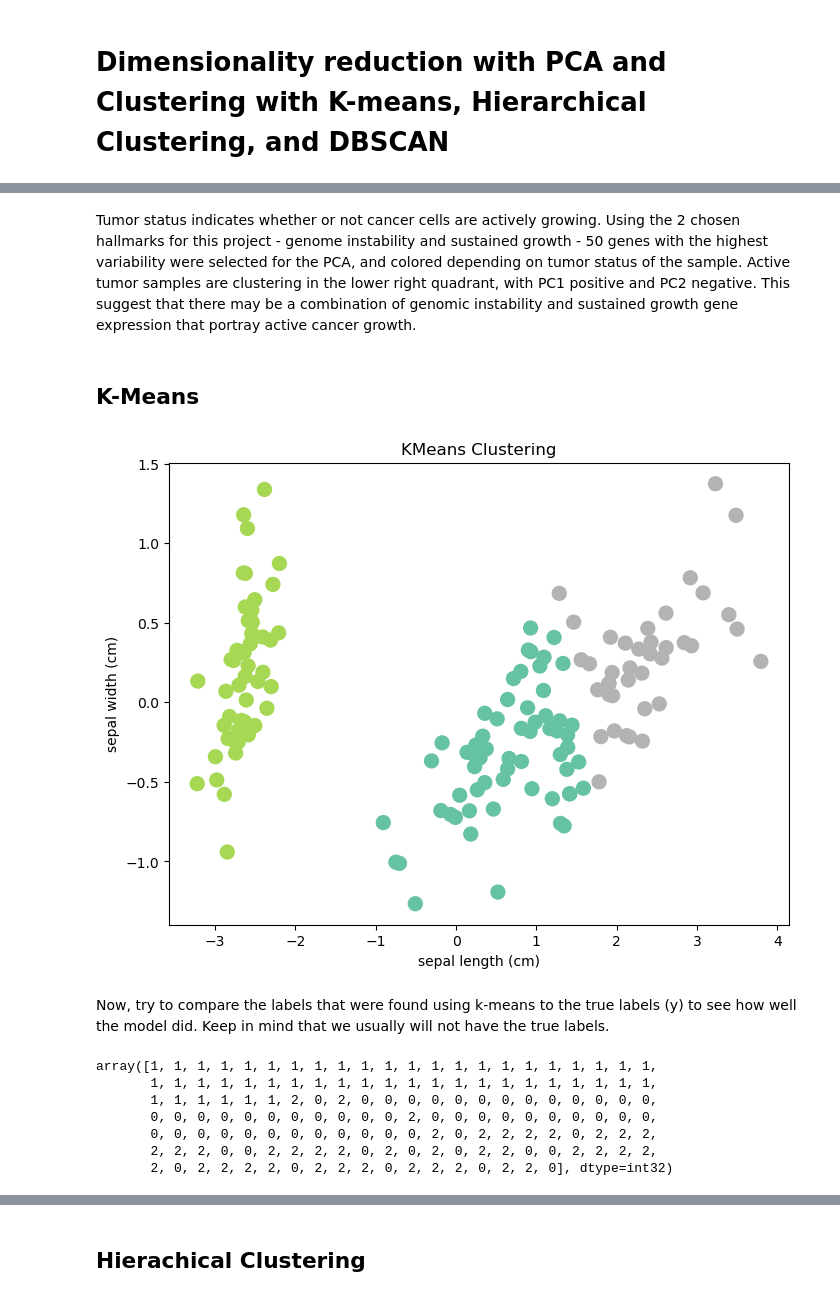
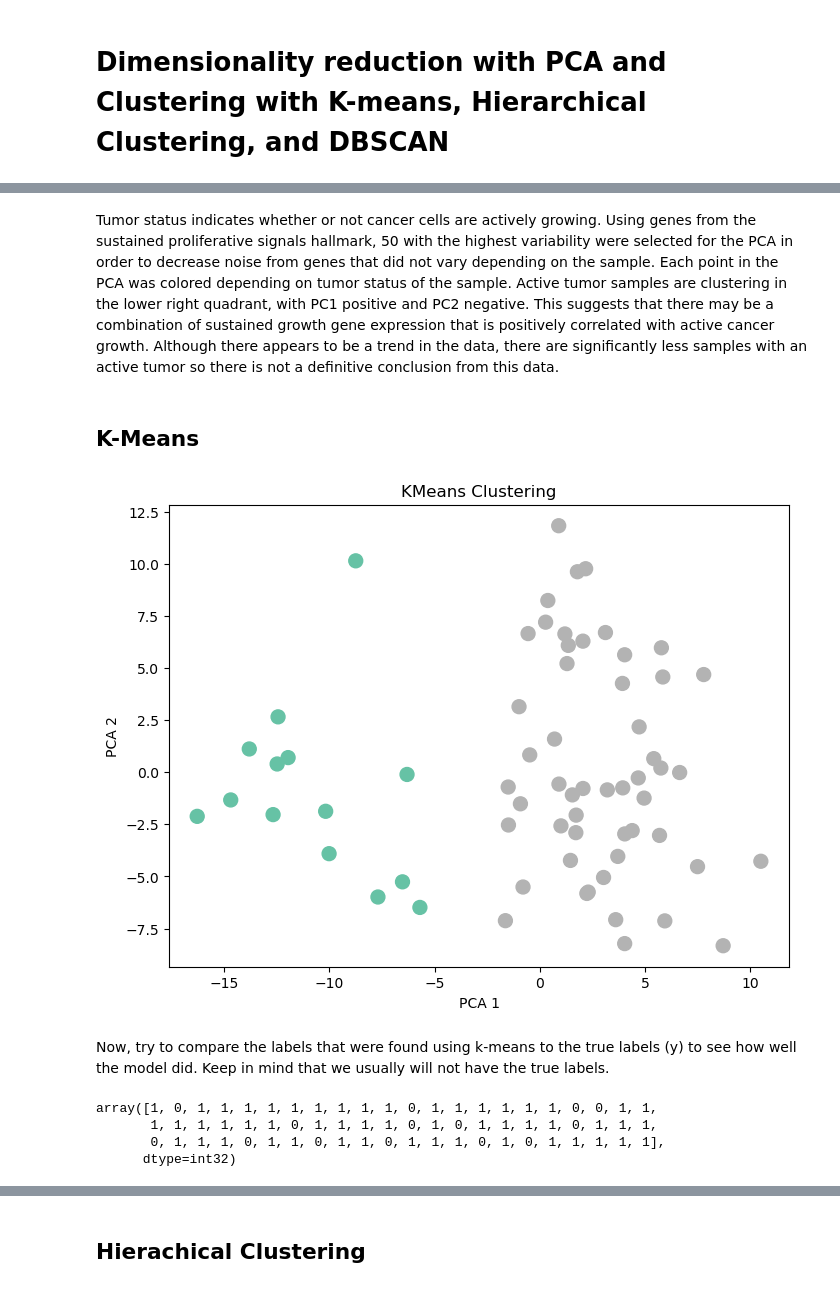
Before and after one commit to isabellaorlando1/Grosso-Orlando-Module-4-Cancer, a Jupyter notebook: code/in_class_DR_clustering.ipynb, the cells around one changed output, grey strips where cells are left out. Drawn from its saved outputs; the diff is of its cells as text; code cells hidden in the pictures.

Commit message:
KMeans
Run KMeans cluster, fix PCA so that 50 highest variable genes are used to see if there is a correlation with tumor status

```diff
--- a/code/in_class_DR_clustering.ipynb
+++ b/code/in_class_DR_clustering.ipynb
@@ -49,9 +49,9 @@ BRCA_data = data[cancer_samples]
 with open(r"C:\Users\isabe\OneDrive\Documents\BME2315\Module-4-Cancer-Grosso-Orlando\Grosso-Orlando-Module-4-Cancer\code\Menyhart_JPA_CancerHallmarks_core.txt","r") as f:
     lines = f.readlines()
 
-gi_line = lines[3].split("\t") #line 4 - index 3
+
 sp_line = lines[8].split("\t") #line 9 - index 8
-desired_gene_list = [gene.strip() for gene in gi_line + sp_line if gene.strip() not in ["GENOME INSTABILITY", "SUSTAINING PROLIFERATIVE SIGNALING",""]]
+desired_gene_list = [gene.strip() for gene in sp_line if gene.strip() not in ["SUSTAINING PROLIFERATIVE SIGNALING",""]]
 desired_gene_list = list(set(desired_gene_list))
 gene_list = [gene for gene in desired_gene_list if gene in BRCA_data.index]
 for gene in desired_gene_list:
@@ -129,8 +129,9 @@ plt.show()
 # %%
-top50 = BRCA_merged[gene_list].var().nlargest(50).index.tolist()
+clean = BRCA_merged[BRCA_merged['tumor_status'].isin(['TUMOR FREE', 'WITH TUMOR'])]
+top50 = clean[gene_list].var().nlargest(50).index.tolist()
 
-X = BRCA_merged[top50]
-Y = BRCA_merged['tumor_status'].astype(str)
+X = clean[top50]
+Y = clean['tumor_status'].astype(str)
 # %%
 pca = PCA(n_components=2)
 X_pca = pca.fit_transform(X)
@@ -152,30 +153,27 @@ plt.show()
 # %% [markdown]
-Tumor status indicates whether or not cancer cells are actively growing. Using the 2 chosen hallmarks for this project - genome instability and sustained growth - 50 genes with the highest variability were selected for the PCA, and colored depending on tumor status of the sample. Active tumor samples are clustering in the lower right quadrant, with PC1 positive and PC2 negative. This suggest that there may be a combination of genomic instability and sustained growth gene expression that portray active cancer growth.
+Tumor status indicates whether or not cancer cells are actively growing. Using genes from the sustained proliferative signals hallmark, 50 with the highest variability were selected for the PCA in order to decrease noise from genes that did not vary depending on the sample. Each point in the PCA was colored depending on tumor status of the sample. Active tumor samples are clustering in the lower right quadrant, with PC1 positive and PC2 negative. This suggests that there may be a combination of sustained growth gene expression that is positively correlated with active cancer growth. Although there appears to be a trend in the data, there are significantly less samples with an active tumor so there is not a definitive conclusion from this data.
 # %% [markdown]
 ## K-Means
 # %%
-model = KMeans(n_clusters=3, random_state=0)
+model = KMeans(n_clusters=2, random_state=0)
 model.fit(X)
 y_pred = model.predict(X)
 plt.figure(figsize=(8, 6))
 
 plt.scatter(X_pca[:, 0], X_pca[:, 1], c=y_pred, cmap="Set2", s=100)
-plt.xlabel(iris.feature_names[0])
-plt.ylabel(iris.feature_names[1])
+plt.xlabel("PCA 1")
+plt.ylabel("PCA 2")
 plt.title("KMeans Clustering")
 
 plt.show()
 # %% [output]
-[figure, old version]
+[figure, new version]
 # %% [markdown]
 Now, try to compare the labels that were found using k-means to the true labels (y) to see how well the model did. Keep in mind that we usually will not have the true labels.
 # %%
 y_pred
 # %% [output]
-array([1, 1, 1, 1, 1, 1, 1, 1, 1, 1, 1, 1, 1, 1, 1, 1, 1, 1, 1, 1, 1, 1,
-       1, 1, 1, 1, 1, 1, 1, 1, 1, 1, 1, 1, 1, 1, 1, 1, 1, 1, 1, 1, 1, 1,
-       1, 1, 1, 1, 1, 1, 2, 0, 2, 0, 0, 0, 0, 0, 0, 0, 0, 0, 0, 0, 0, 0,
-       0, 0, 0, 0, 0, 0, 0, 0, 0, 0, 0, 2, 0, 0, 0, 0, 0, 0, 0, 0, 0, 0,
-       0, 0, 0, 0, 0, 0, 0, 0, 0, 0, 0, 0, 2, 0, 2, 2, 2, 2, 0, 2, 2, 2,
-       2, 2, 2, 0, 0, 2, 2, 2, 2, 0, 2, 0, 2, 0, 2, 2, 0, 0, 2, 2, 2, 2,
-       2, 0, 2, 2, 2, 2, 0, 2, 2, 2, 0, 2, 2, 2, 0, 2, 2, 0], dtype=int32)
+array([1, 0, 1, 1, 1, 1, 1, 1, 1, 1, 1, 0, 1, 1, 1, 1, 1, 1, 0, 0, 1, 1,
+       1, 1, 1, 1, 1, 1, 0, 1, 1, 1, 1, 0, 1, 0, 1, 1, 1, 1, 0, 1, 1, 1,
+       0, 1, 1, 1, 0, 1, 1, 0, 1, 1, 0, 1, 1, 1, 0, 1, 0, 1, 1, 1, 1, 1],
+      dtype=int32)
```
Also changed, not shown: parts of 12 cells of this notebook.
